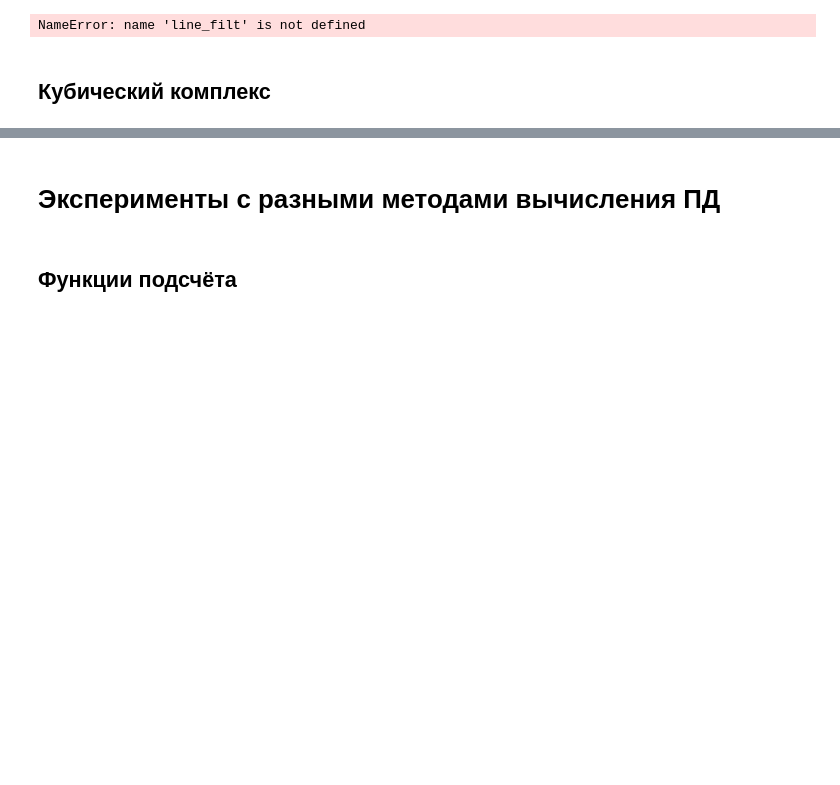
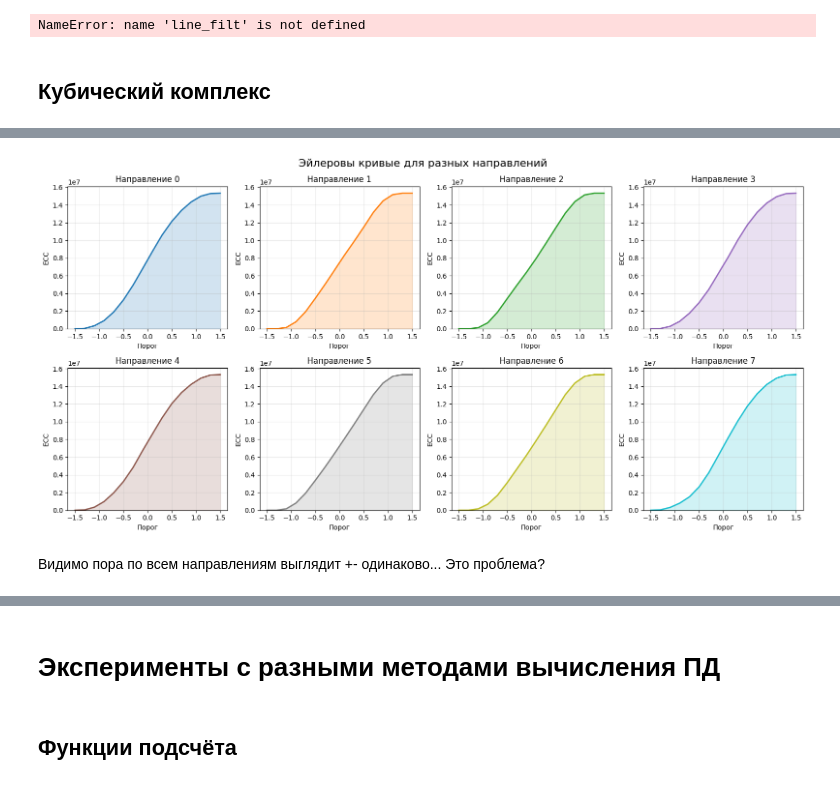
Before and after one commit to pixi2102/iad-intro-ds, a Jupyter notebook: main_v9.ipynb, the cells around one changed output, grey strips where cells are left out. Cells and saved outputs as stored; diff of their text form; code cells hidden in the pictures; blank space fills up the shorter version.

```diff
--- a/main_v9.ipynb
+++ b/main_v9.ipynb
@@ -1701,0 +1912,24 @@ NameError: name 'line_filt' is not defined
+# %%
+def visualize_all_ecc(ect, num_directions_to_show=8):
+
+    thresholds = np.linspace(-1.5, 1.5, ect.shape[2])
+    n_directions = min(num_directions_to_show, ect.shape[1])
+
+    fig, axes = plt.subplots(2, 4, figsize=(16, 8))
+    axes = axes.flatten()
+
+    colors = plt.cm.tab10(np.linspace(0, 1, n_directions))
+
+    for i in range(n_directions):
+        ecc = ect[0, i, :].cpu().numpy()
+        axes[i].plot(thresholds, ecc, color=colors[i], linewidth=2)
+        axes[i].fill_between(thresholds, 0, ecc, alpha=0.2, color=colors[i])
+        axes[i].set_xlabel('Порог')
+        axes[i].set_ylabel('ECC')
+        axes[i].set_title(f'Направление {i}')
+        axes[i].grid(True, alpha=0.3)
+        axes[i].set_ylim(bottom=0)
+
+    plt.suptitle('Эйлеровы кривые для разных направлений', fontsize=16)
+    plt.tight_layout()
+    plt.show()
@@ -1701,0 +1971,6 @@ NameError: name 'line_filt' is not defined
+# %%
+visualize_all_ecc(ect, num_directions_to_show=8)
+# %% [output]
+[figure, added]
+# %% [markdown]
+Видимо пора по всем направлениям выглядит +- одинаково... Это проблема?
```
Also changed, not shown: parts of 23 cells of this notebook.
